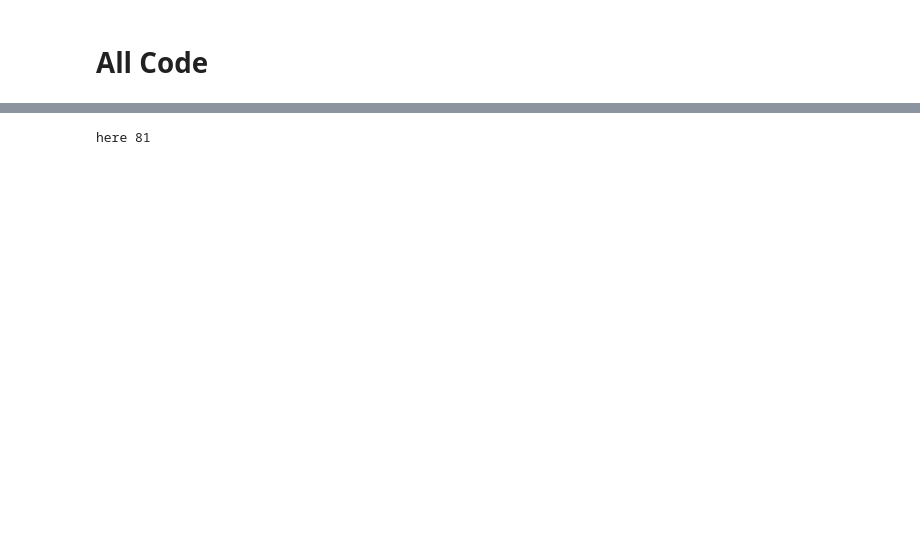
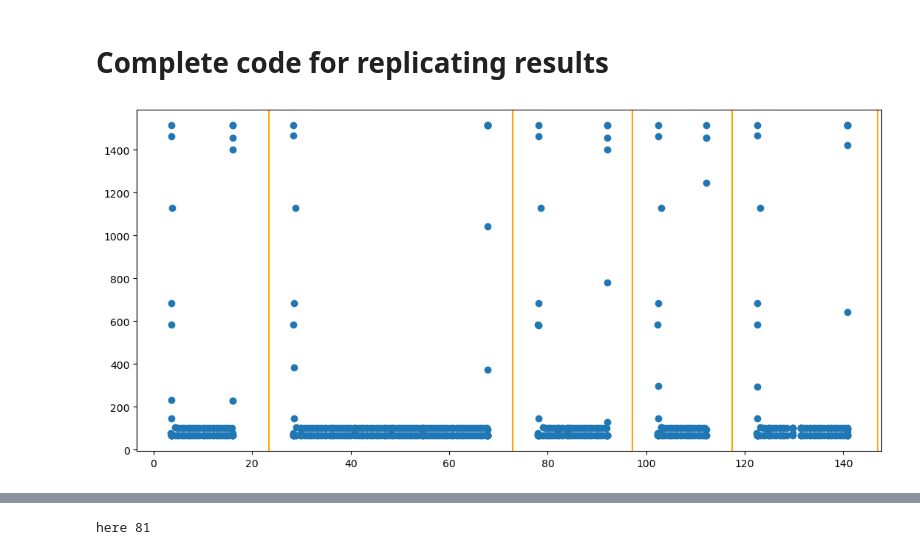
Before and after one commit to noise-course/course-project-zroe1, a Jupyter notebook: main.ipynb, the cells around one changed output, grey strips where cells are left out. Cells and saved outputs as stored; diff of their text form; code cells hidden in the pictures; blank space fills up the shorter version.

Commit message:
nice new plot

```diff
--- a/main.ipynb
+++ b/main.ipynb
@@ -1,5 +1,5 @@
 # %% [markdown]
-# All Code
+# Complete code for replicating results
 # %%
 import pandas as pd
 import os
@@ -35,0 +27,29 @@ def get_open_website_ips(df, website_name):
+# %%
+def plot_first_n_api_calls(df, n):
+
+    assert n > 0
+    dns_artifcat_times = []
+
+    for i, row in df.iterrows():
+        if len(dns_artifcat_times) >= n:
+            break
+
+        info_str = row['Info']
+        if ("Standard query response" in info_str) and ('zephaniahdev.com' in info_str):
+            dns_artifcat_times.append(row['Time'])
+
+    open_router_ips = get_open_website_ips(df, "openrouter.ai")
+    first_api_calls_df = df[df['Time'] < dns_artifcat_times[-1]]
+    only_open_router = first_api_calls_df[first_api_calls_df['Source'].isin(open_router_ips) | first_api_calls_df['Destination'].isin(open_router_ips) ]
+
+    # claude helped with some basic plotting here
+    # https://claude.ai/share/c4f19cf7-0add-4b23-b071-ee2b05c732aa
+    plt.figure(figsize=(13, 6))
+    plt.scatter(only_open_router['Time'], only_open_router['Length'])
+    for t in dns_artifcat_times:
+        plt.axvline(x=t, color='orange', linestyle='-')
+    plt.show()
+
+plot_first_n_api_calls(df, 5)
+# %% [output]
+[figure, added]
```
Also changed, not shown: parts of 5 cells of this notebook.
